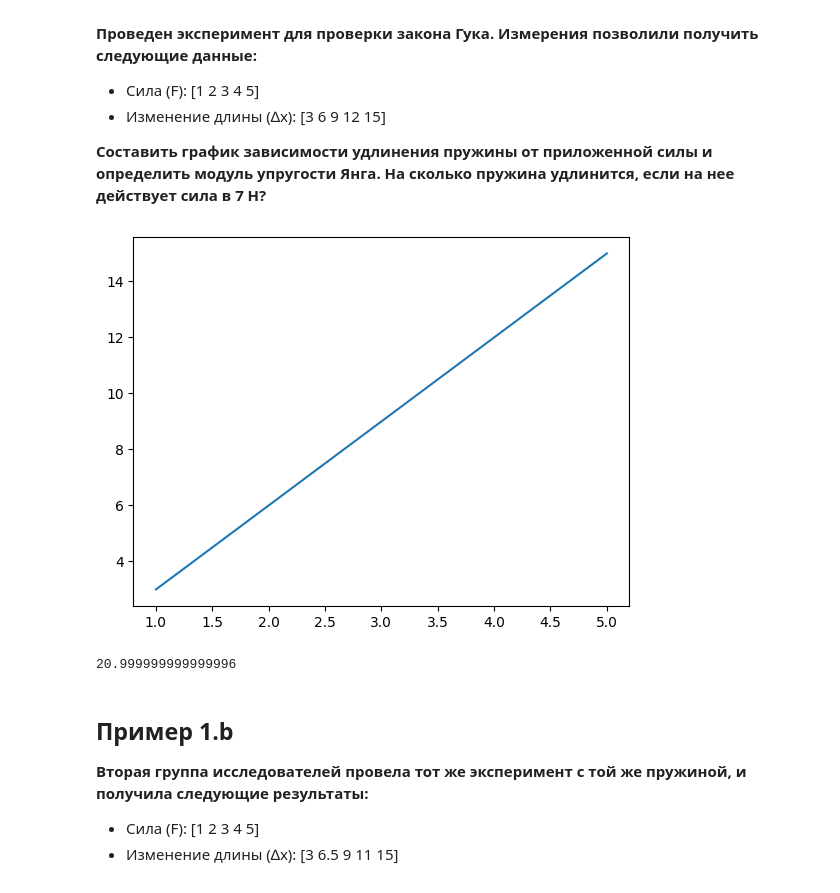
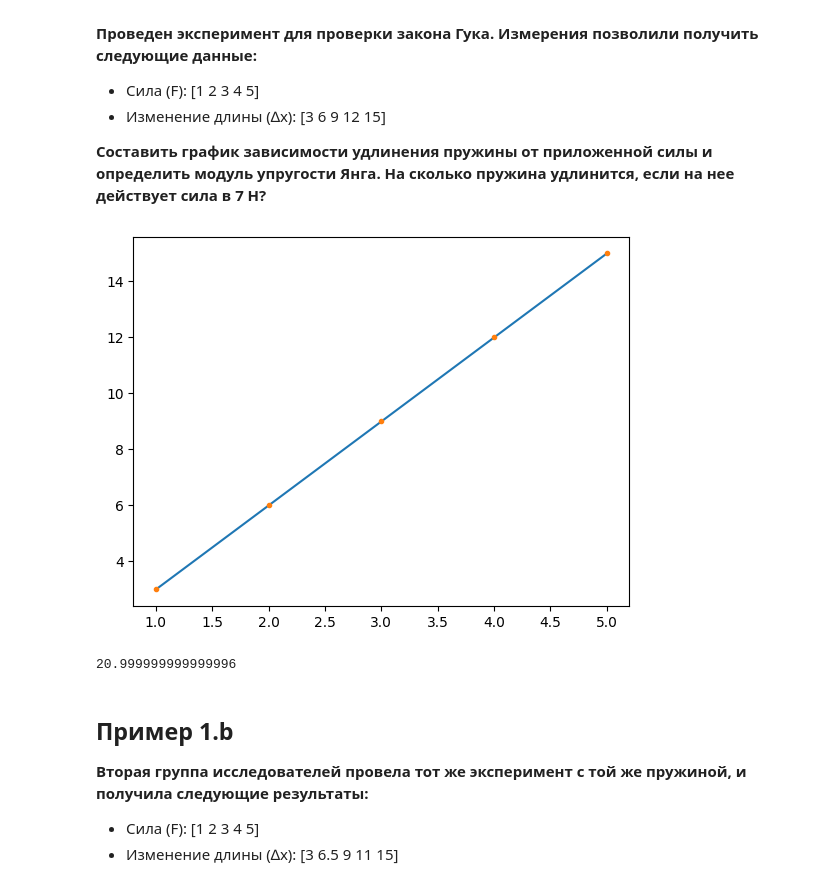
Before and after one commit to xXxINFARKTxXx/NonLineProgEvolAlgs, a Jupyter notebook: 3_colloq1/rus/ultimate_guide/approximation_numpy.ipynb, the cells around one changed output. Saved outputs shown, nothing was run; the diff lists cells and outputs as text; code cells hidden in the pictures.

```diff
--- a/3_colloq1/rus/ultimate_guide/approximation_numpy.ipynb
+++ b/3_colloq1/rus/ultimate_guide/approximation_numpy.ipynb
@@ -295,19 +295,20 @@ plt.show()
 # %%
 import numpy as np
 import matplotlib.pyplot as plt
 
 F = np.array([1, 2, 3, 4, 5])
 delta_x = np.array([3, 6, 9, 12, 15])
 
 p = np.polyfit(F, delta_x, 1)
 y_aproks = np.polyval(p, F)
 plt.plot(F, delta_x)
+plt.plot(F, delta_x, '.')
 plt.show()
 
 sila = np.polyval(p, 7)
 print(sila)
 # %% [output]
-[figure, old version]
+[figure, new version]
 20.999999999999996
 # %% [markdown]
 ## Пример 1.b
```
Also changed, not shown: parts of 5 cells of this notebook.
